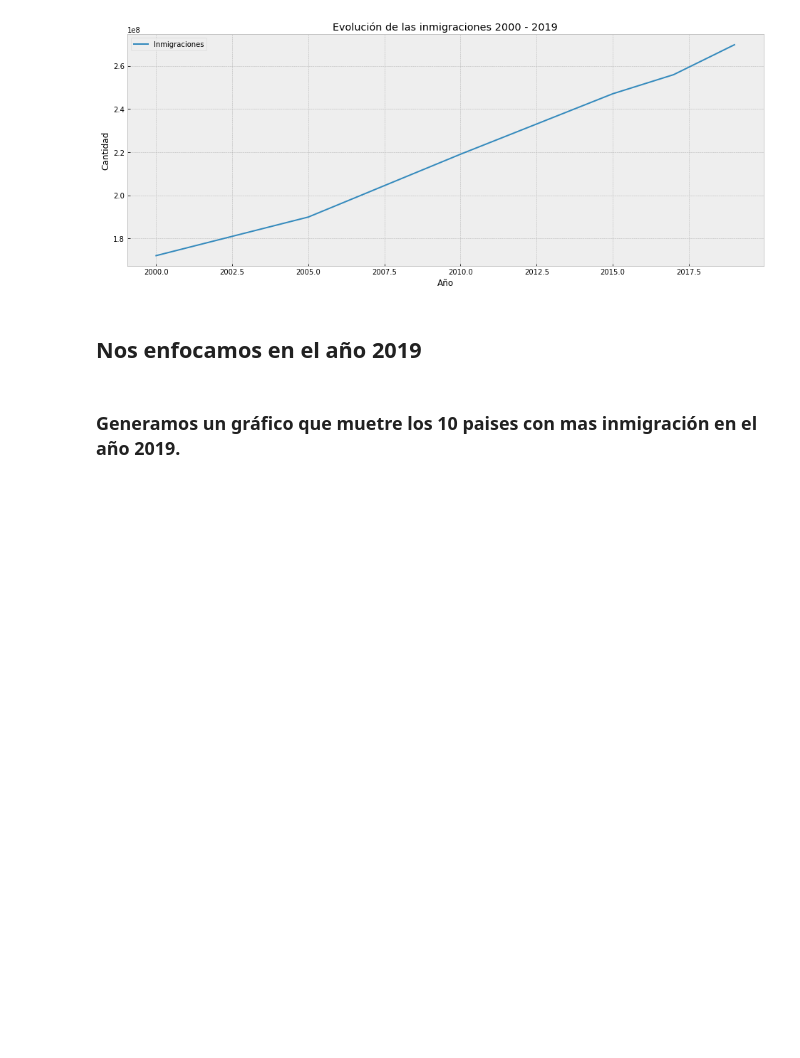
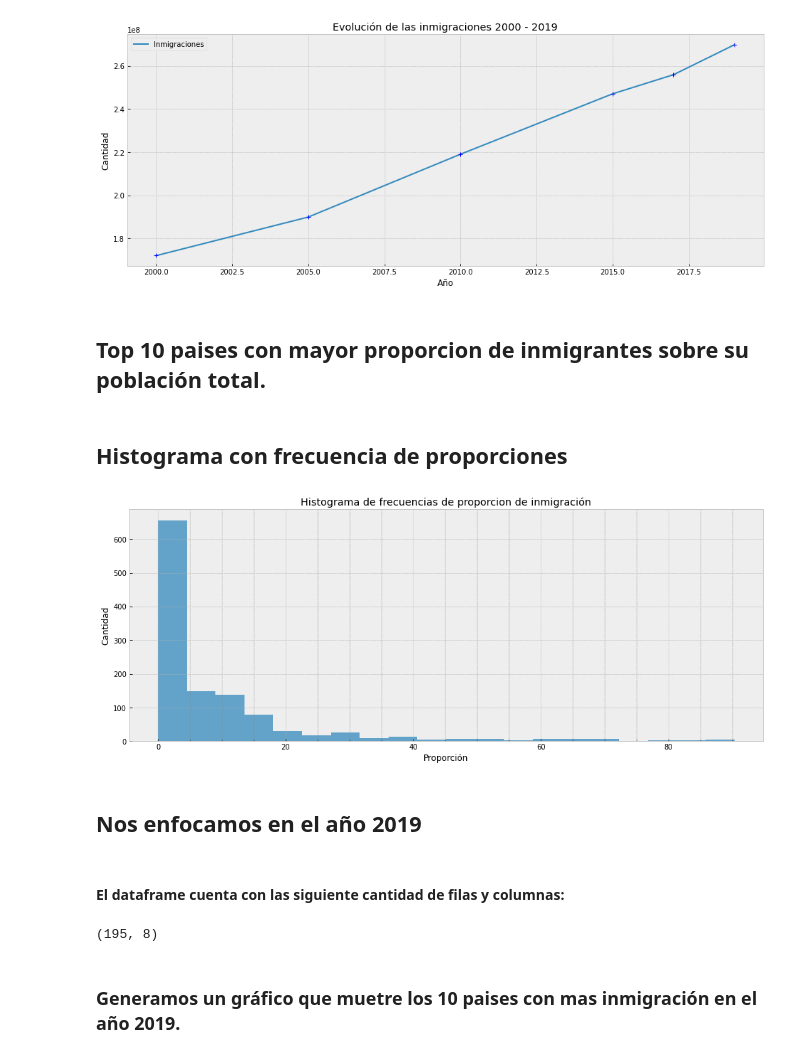
Before and after one commit to ispc-programador2022/TSSSM5, a Jupyter notebook: Scraping/Informe.ipynb, the cells around one changed output. Saved outputs shown, nothing was run; the diff lists cells and outputs as text; code cells hidden in the pictures; blank space fills up the shorter version.

```diff
--- a/Scraping/Informe.ipynb
+++ b/Scraping/Informe.ipynb
@@ -115,11 +121,32 @@ ax.legend()
 # %% [output]
 <matplotlib.legend.Legend at 0x...>
 [figure]
+# %% [markdown]
+## Top 10 paises con mayor proporcion de inmigrantes sobre su población total.
+# %% [markdown]
+## Histograma con frecuencia de proporciones
+# %%
+fig, ax = plt.subplots(figsize=(16,6))
+ax.hist(df_complete['Proporcion_total'], 20, alpha=0.75)
+ax.xaxis.set_minor_locator(MultipleLocator(5))
+ax.xaxis.grid(which='minor', linestyle='dashed', color='gray')
+ax.set_xlabel('Proporción')
+ax.set_ylabel('Cantidad')
+ax.set_title('Histograma de frecuencias de proporcion de inmigración')
+plt.show()
+# %% [output]
+[figure, added]
 # %% [markdown]
 ## Nos enfocamos en el año 2019
 # %%
 ## Se crea un dataframe con los registros pertenecientes al año 2019
 df_2019 = df_complete[df_complete['year'] == 2019]
+# %% [markdown]
+#### El dataframe cuenta con las siguiente cantidad de filas y columnas:
+# %%
+df_2019.shape
+# %% [output]
+(195, 8)
 # %% [markdown]
 ### Generamos un gráfico que muetre los 10 paises con mas inmigración en el año 2019.
 # %%
```
Also changed, not shown: parts of 5 cells of this notebook.
